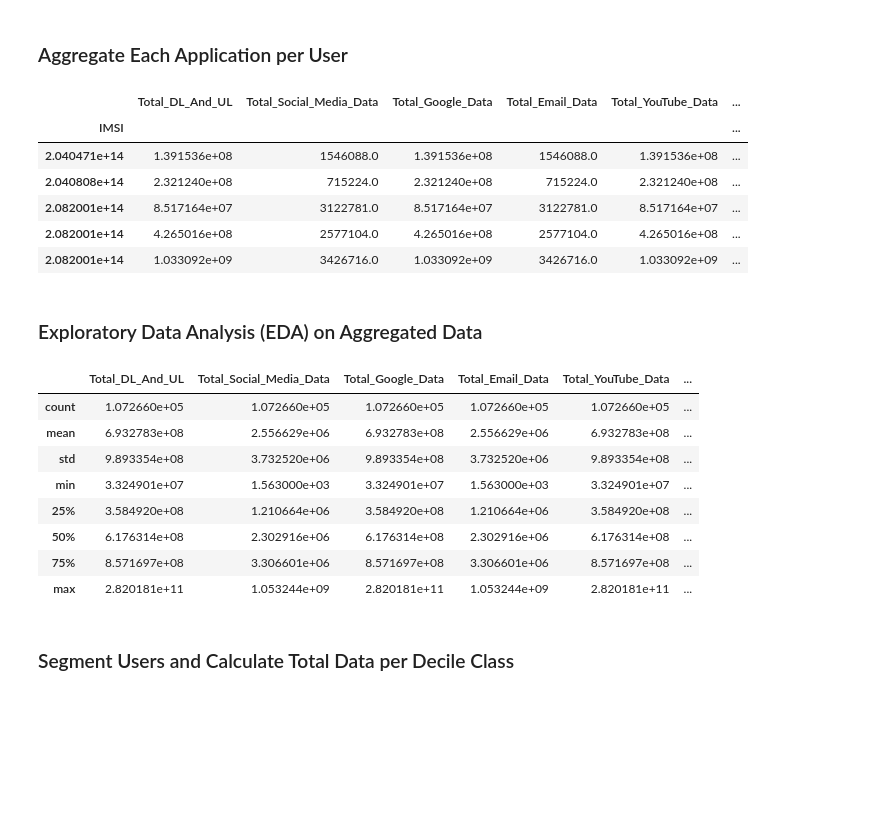
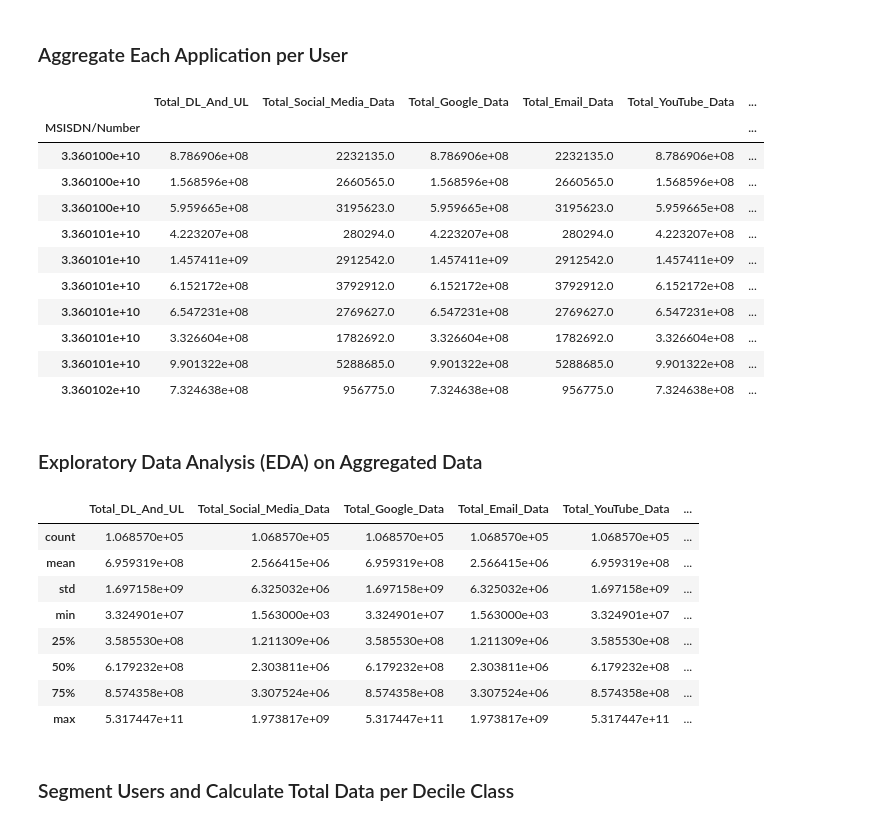
Before and after one commit to GuleWako/10Acadamey-week-2-Analysis-of-Wealthy-Investor, a Jupyter notebook: notebooks/tellcoDataAnalysis.ipynb, the cells around one changed output. Drawn from its saved outputs; the diff is of its cells as text; code cells hidden in the pictures; blank space fills up the shorter version.

```diff
--- a/notebooks/tellcoDataAnalysis.ipynb
+++ b/notebooks/tellcoDataAnalysis.ipynb
@@ -354,12 +361,12 @@ def aggregate_xdr_data(xdr_data):
     xdr_data['Gaming Data']=xdr_data['Gaming DL (Bytes)']+xdr_data['Gaming UL (Bytes)']
     xdr_data['Other Data'] = xdr_data['Other DL (Bytes)']+xdr_data['Other UL (Bytes)']
 
-    columns = ['IMSI', 'Dur. (ms)','Bearer Id','Other Data','Gaming Data','Netflix Data','YouTube Data','Email Data', 'Google Data','Social Media Data', 'Total_DL_and_UL_data']
+    columns = ['MSISDN/Number', 'Dur. (ms)','Bearer Id','Other Data','Gaming Data','Netflix Data','YouTube Data','Email Data', 'Google Data','Social Media Data', 'Total_DL_and_UL_data']
 
     df = xdr_data[columns]
 
     # Aggregate data
-    aggregated_df = df.groupby('IMSI').agg(
+    aggregated_df = df.groupby('MSISDN/Number').agg(
         Total_DL_And_UL=('Total_DL_and_UL_data', sum),
         Total_Social_Media_Data=('Social Media Data',sum),
         Total_Google_Data=('Total_DL_and_UL_data', sum),
@@ -375,29 +382,34 @@ def aggregate_xdr_data(xdr_data):
     return aggregated_df
 # %%
 aggregated_xdr_data=pd.DataFrame(aggregate_xdr_data(xdr_data))
-aggregated_xdr_data.head()
+aggregated_xdr_data.head(10)
 # %% [output]
 |  | Total_DL_And_UL | Total_Social_Media_Data | Total_Google_Data | Total_Email_Data | Total_YouTube_Data | ... |
-| IMSI |  |  |  |  |  | ... |
-| 2.040471e+14 | 1.391536e+08 | 1546088.0 | 1.391536e+08 | 1546088.0 | 1.391536e+08 | ... |
-| 2.040808e+14 | 2.321240e+08 | 715224.0 | 2.321240e+08 | 715224.0 | 2.321240e+08 | ... |
-| 2.082001e+14 | 8.517164e+07 | 3122781.0 | 8.517164e+07 | 3122781.0 | 8.517164e+07 | ... |
-| 2.082001e+14 | 4.265016e+08 | 2577104.0 | 4.265016e+08 | 2577104.0 | 4.265016e+08 | ... |
-| 2.082001e+14 | 1.033092e+09 | 3426716.0 | 1.033092e+09 | 3426716.0 | 1.033092e+09 | ... |
+| MSISDN/Number |  |  |  |  |  | ... |
+| 3.360100e+10 | 8.786906e+08 | 2232135.0 | 8.786906e+08 | 2232135.0 | 8.786906e+08 | ... |
+| 3.360100e+10 | 1.568596e+08 | 2660565.0 | 1.568596e+08 | 2660565.0 | 1.568596e+08 | ... |
+| 3.360100e+10 | 5.959665e+08 | 3195623.0 | 5.959665e+08 | 3195623.0 | 5.959665e+08 | ... |
+| 3.360101e+10 | 4.223207e+08 | 280294.0 | 4.223207e+08 | 280294.0 | 4.223207e+08 | ... |
+| 3.360101e+10 | 1.457411e+09 | 2912542.0 | 1.457411e+09 | 2912542.0 | 1.457411e+09 | ... |
+| 3.360101e+10 | 6.152172e+08 | 3792912.0 | 6.152172e+08 | 3792912.0 | 6.152172e+08 | ... |
+| 3.360101e+10 | 6.547231e+08 | 2769627.0 | 6.547231e+08 | 2769627.0 | 6.547231e+08 | ... |
+| 3.360101e+10 | 3.326604e+08 | 1782692.0 | 3.326604e+08 | 1782692.0 | 3.326604e+08 | ... |
+| 3.360101e+10 | 9.901322e+08 | 5288685.0 | 9.901322e+08 | 5288685.0 | 9.901322e+08 | ... |
+| 3.360102e+10 | 7.324638e+08 | 956775.0 | 7.324638e+08 | 956775.0 | 7.324638e+08 | ... |
 # %% [markdown]
 ### Exploratory Data Analysis (EDA) on Aggregated Data
 # %%
 aggregated_xdr_data.describe()
 # %% [output]
 |  | Total_DL_And_UL | Total_Social_Media_Data | Total_Google_Data | Total_Email_Data | Total_YouTube_Data | ... |
-| count | 1.072660e+05 | 1.072660e+05 | 1.072660e+05 | 1.072660e+05 | 1.072660e+05 | ... |
-| mean | 6.932783e+08 | 2.556629e+06 | 6.932783e+08 | 2.556629e+06 | 6.932783e+08 | ... |
-| std | 9.893354e+08 | 3.732520e+06 | 9.893354e+08 | 3.732520e+06 | 9.893354e+08 | ... |
+| count | 1.068570e+05 | 1.068570e+05 | 1.068570e+05 | 1.068570e+05 | 1.068570e+05 | ... |
+| mean | 6.959319e+08 | 2.566415e+06 | 6.959319e+08 | 2.566415e+06 | 6.959319e+08 | ... |
+| std | 1.697158e+09 | 6.325032e+06 | 1.697158e+09 | 6.325032e+06 | 1.697158e+09 | ... |
 | min | 3.324901e+07 | 1.563000e+03 | 3.324901e+07 | 1.563000e+03 | 3.324901e+07 | ... |
-| 25% | 3.584920e+08 | 1.210664e+06 | 3.584920e+08 | 1.210664e+06 | 3.584920e+08 | ... |
-| 50% | 6.176314e+08 | 2.302916e+06 | 6.176314e+08 | 2.302916e+06 | 6.176314e+08 | ... |
-| 75% | 8.571697e+08 | 3.306601e+06 | 8.571697e+08 | 3.306601e+06 | 8.571697e+08 | ... |
-| max | 2.820181e+11 | 1.053244e+09 | 2.820181e+11 | 1.053244e+09 | 2.820181e+11 | ... |
+| 25% | 3.585530e+08 | 1.211309e+06 | 3.585530e+08 | 1.211309e+06 | 3.585530e+08 | ... |
+| 50% | 6.179232e+08 | 2.303811e+06 | 6.179232e+08 | 2.303811e+06 | 6.179232e+08 | ... |
+| 75% | 8.574358e+08 | 3.307524e+06 | 8.574358e+08 | 3.307524e+06 | 8.574358e+08 | ... |
+| max | 5.317447e+11 | 1.973817e+09 | 5.317447e+11 | 1.973817e+09 | 5.317447e+11 | ... |
 # %% [markdown]
 ### Segment Users and Calculate Total Data per Decile Class
 # %%
```
Also changed, not shown: parts of 5 cells of this notebook.
